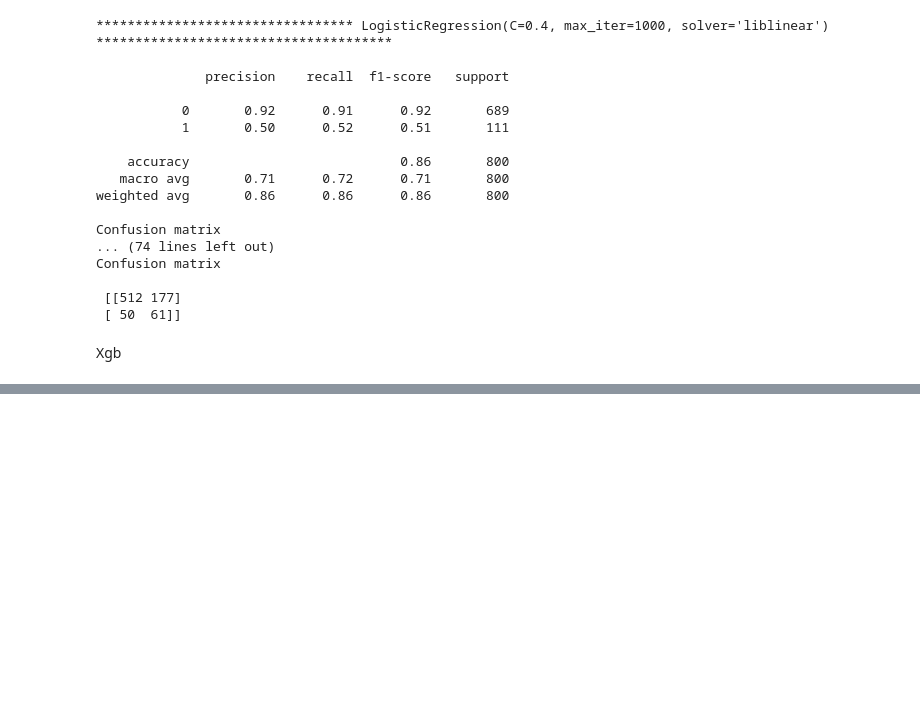
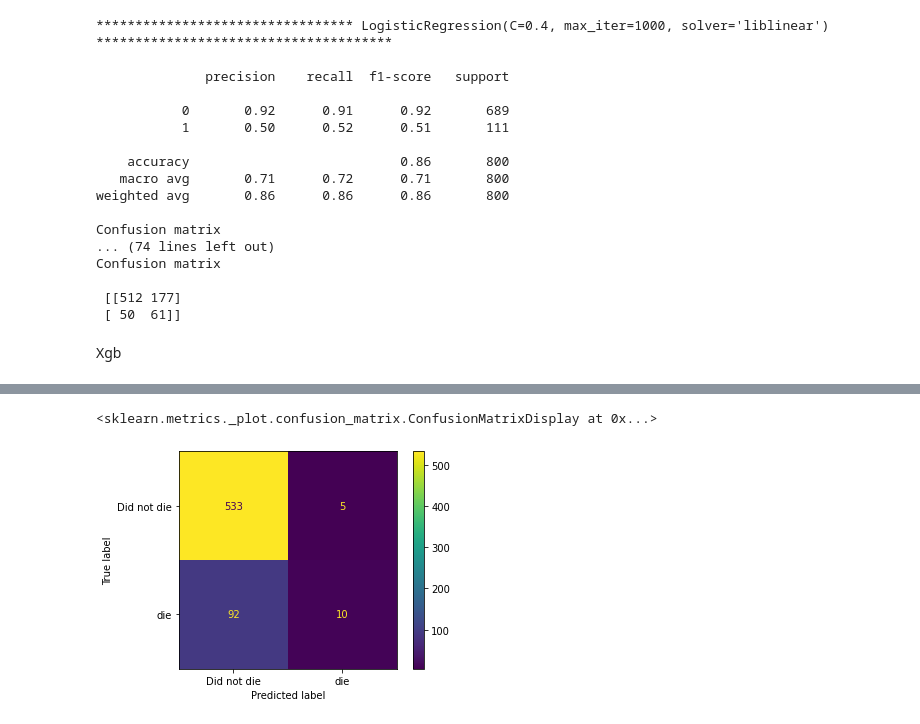
Before and after one commit to TaeMD/ML-projects, a Jupyter notebook: Mortality_Prediction_ICU.ipynb, the cells around one changed output, grey strips where cells are left out. Saved outputs shown, nothing was run; the diff lists cells and outputs as text; code cells hidden in the pictures; blank space fills up the shorter version.

```diff
--- a/Mortality_Prediction_ICU.ipynb
+++ b/Mortality_Prediction_ICU.ipynb
@@ -519,3 +519,5 @@ Xgb
 from sklearn.model_selection import train_test_split
 
 X_train, X_test, y_train, y_test = train_test_split(X, y, test_size=0.20, random_state=42, stratify=y)
+# %%
+X_train, X_val, y_train, y_val = train_test_split(X_train, y_train, test_size=0.20, random_state=42)
@@ -521,0 +527,3 @@ X_train, X_test, y_train, y_test = train_test_split(X, y, test_size=0.20, random
+# %%
+clf_xgb = xgb.XGBClassifier()
+clf_xgb.fit(X_train, y_train, early_stopping_rounds=10, eval_metric='aucpr', eval_set=[(X_val, y_val)])
@@ -521,0 +549,9 @@ X_train, X_test, y_train, y_test = train_test_split(X, y, test_size=0.20, random
+# %%
+plot_confusion_matrix(clf_xgb,
+                      X_val,
+                      y_val,
+                      values_format = 'd',
+                      display_labels=['Did not die', 'die'])
+# %% [output]
+<sklearn.metrics._plot.confusion_matrix.ConfusionMatrixDisplay at 0x...>
+[figure, added]
```
Also changed, not shown: parts of 9 cells of this notebook.
